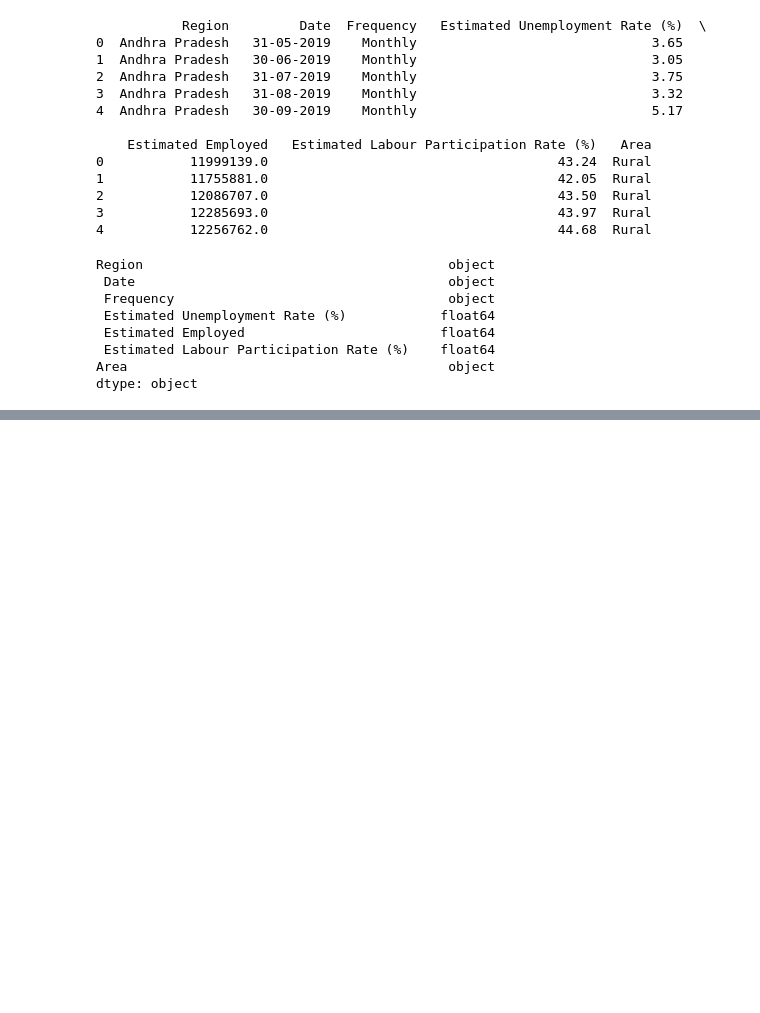
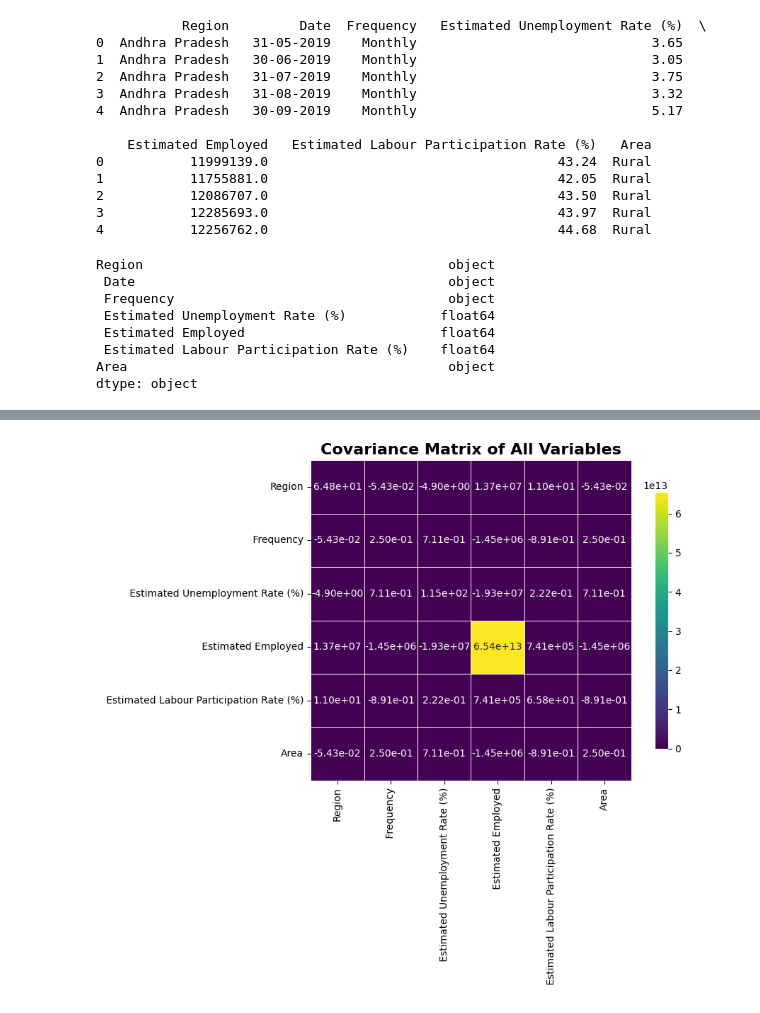
Before and after one commit to vinayp1120/OIBSIP, a Jupyter notebook: Analysis_of_data.ipynb, the cells around one changed output, grey strips where cells are left out. Saved outputs shown, nothing was run; the diff lists cells and outputs as text; code cells hidden in the pictures; blank space fills up the shorter version.

```diff
--- a/Analysis_of_data.ipynb
+++ b/Analysis_of_data.ipynb
@@ -303,21 +313,28 @@ plt.show()
 # %%
 # Compute the covariance matrix
-cov_matrix = data.cov()
-
+if 'Date' in data.columns:
+    data['Date'] = pd.to_datetime(data['Date'], errors='coerce')
+# 3️⃣ Select only numeric columns for correlation
+num_data = data.select_dtypes(include=[np.number])
+cov_matrix = num_data.cov()
+if 'Date' in data.columns:
+    data['Date'] = pd.to_datetime(data['Date'], errors='coerce')
 # Plot the covariance heatmap
 plt.figure(figsize=(10, 8))
 sns.heatmap(
     cov_matrix,
     annot=True,        # show numeric values
     cmap='viridis',    # different color map for covariance
     fmt='.2e',         # scientific notation to fit larger/smaller numbers
     linewidths=0.5,    # gridlines
     square=True,
     cbar_kws={'shrink': 0.8}
 )
 plt.title('Covariance Matrix of All Variables', fontsize=16, weight='bold')
 plt.tight_layout()
 plt.show()
+# %% [output]
+[figure, added]
 # %%
 #statsictical tests to find the distirbution
 #Shapiro-Wilk Test for each numeric column:
```
Also changed, not shown: parts of 20 cells of this notebook.
